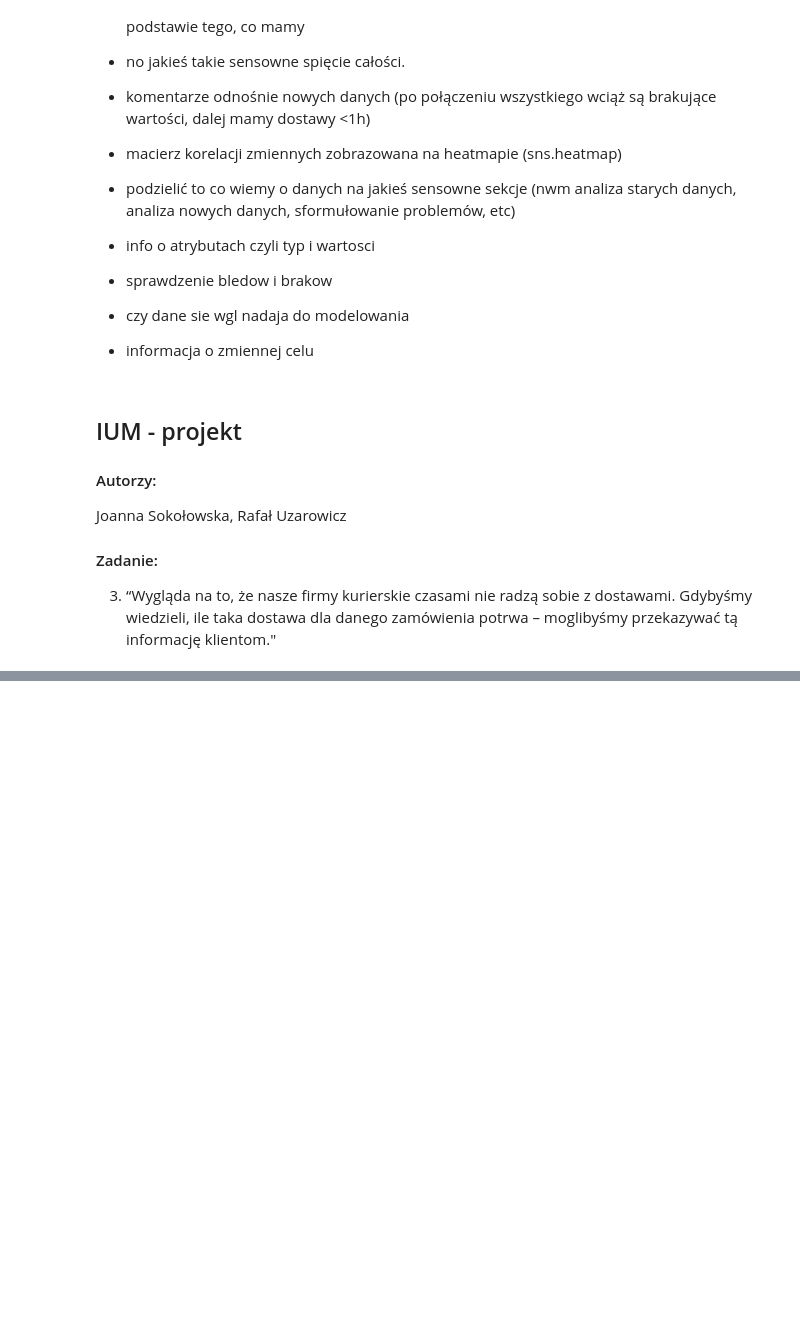
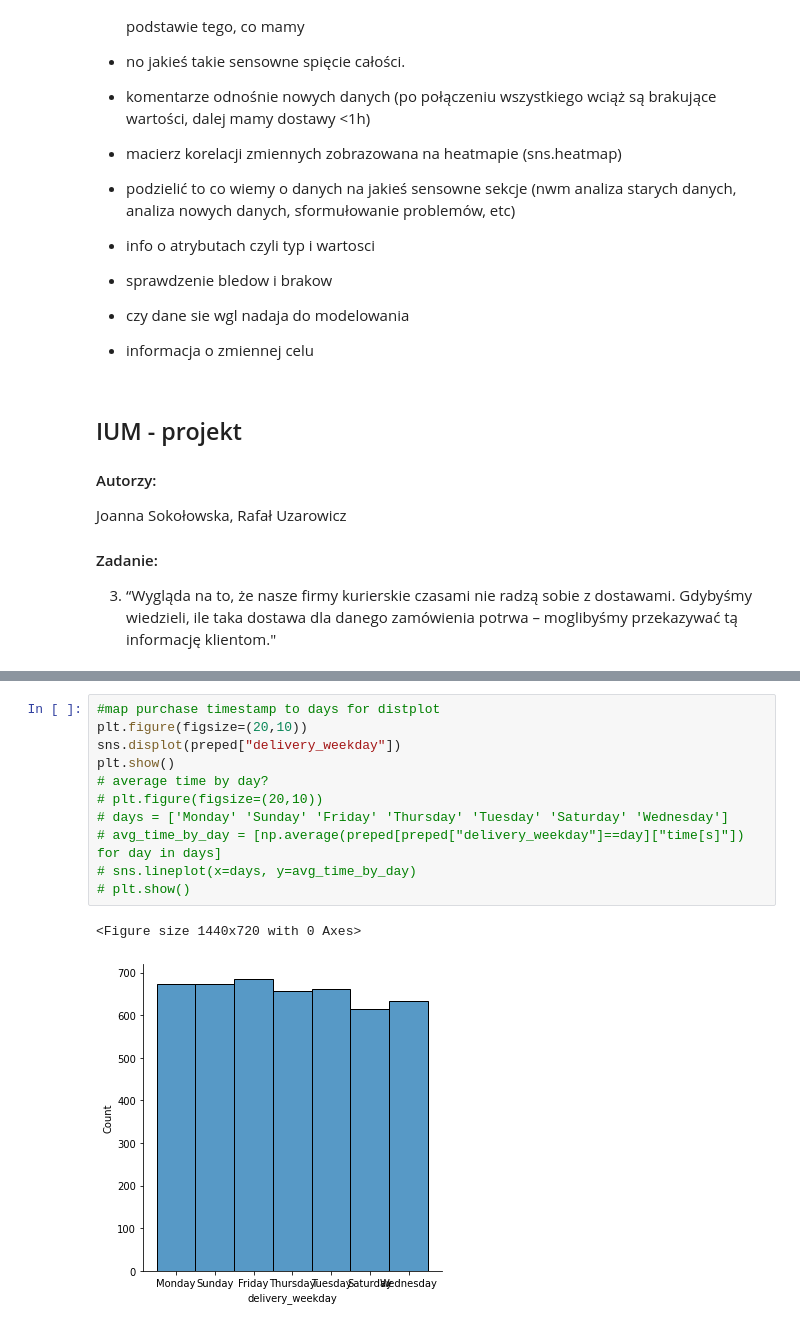
Before and after one commit to RafalUzarowicz/IUM, a Jupyter notebook: etap1.ipynb, the cells around one changed output, grey strips where cells are left out. Saved outputs shown, nothing was run; the diff lists cells and outputs as text; blank space fills up the shorter version.

```diff
--- a/etap1.ipynb
+++ b/etap1.ipynb
@@ -85,0 +276,14 @@ Przybliżona liczba godzin potrzebnych na dostawę produktu.
+# %%
+#map purchase timestamp to days for distplot
+plt.figure(figsize=(20,10))
+sns.displot(preped["delivery_weekday"])
+plt.show()
+# average time by day?
+# plt.figure(figsize=(20,10))
+# days = ['Monday' 'Sunday' 'Friday' 'Thursday' 'Tuesday' 'Saturday' 'Wednesday']
+# avg_time_by_day = [np.average(preped[preped["delivery_weekday"]==day]["time[s]"]) for day in days]
+# sns.lineplot(x=days, y=avg_time_by_day)
+# plt.show()
+# %% [output]
+<Figure size 1440x720 with 0 Axes>
+[figure, added]
```
Also changed, not shown: parts of 44 cells of this notebook, 2 other files.
